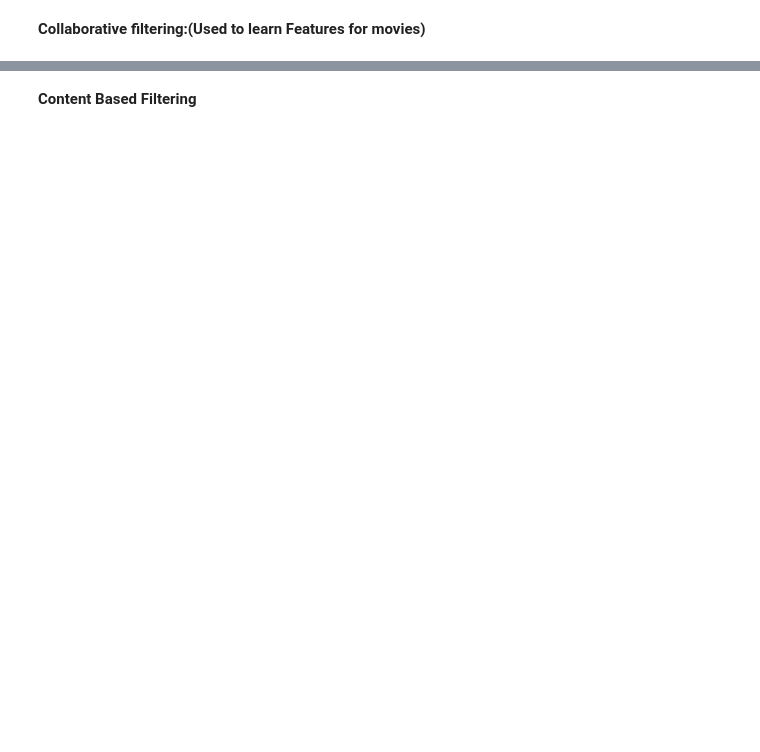
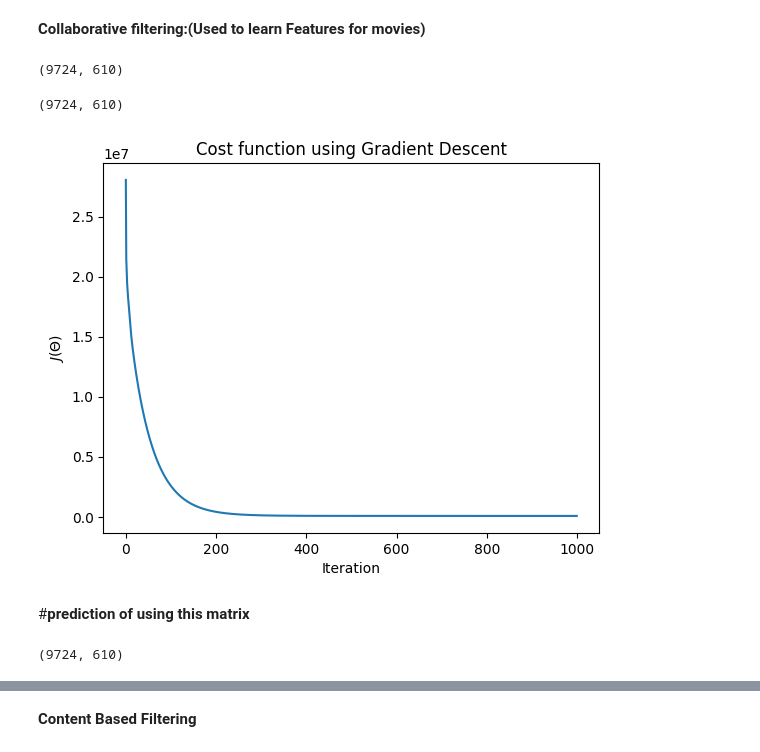
Before and after one commit to Manish-Nath/Recommender_System-Using-Latent-features, a Jupyter notebook: netflix_data.ipynb, the cells around one changed output, grey strips where cells are left out. Saved outputs shown, nothing was run; the diff lists cells and outputs as text; code cells hidden in the pictures; blank space fills up the shorter version.

```diff
--- a/netflix_data.ipynb
+++ b/netflix_data.ipynb
@@ -37,0 +13,11 @@ merged_df
+# %%
+movies['genres'] = movies['genres'].apply(lambda x: x.split('|'))
+
+mlb = MultiLabelBinarizer()
+genre_indicators = pd.DataFrame(mlb.fit_transform(movies['genres']), columns=mlb.classes_, index=movies.index)
+
+# Step 2: Add genre indicators to movies dataset
+movies_with_genres = pd.concat([movies.drop('genres', axis=1), genre_indicators], axis=1)
+
+# Step 3: Merge the movies with ratings dataset on movieId
+movies_ratings_genres = pd.merge(ratings, movies_with_genres, on='movieId')
@@ -38,3 +40,4 @@ merged_df
 # %%
 data=pd.DataFrame()
-data=merged_df
+data=movies_ratings_genres
+data.columns
@@ -243,0 +395,38 @@ def normalizeRatings(Y, R):
+# %%
+Y.shape
+# %% [output]
+(9724, 610)
+# %%
+Y_normalised,_=normalizeRatings(Y,R)
+Y_normalised.shape
+# %% [output]
+(9724, 610)
+# %%
+#Train-Test split
+Ytrain, Ytest, Rtrain, Rtest = train_test_split(Y,R)
+num_users = Ytrain.shape[1]
+num_movies = Ytrain.shape[0]
+num_features = 200
+
+
+# Set initial Parameters (Theta,X)
+U = np.random.randn(num_movies, num_features)
+V = np.random.randn(num_users, num_features)
+
+
+initial_parameters = np.append(U.flatten(),V.flatten())
+Lambda = 10
+
+# learns Features for movies and parameters for all users using Collaborative filtering
+final_parameter, cost_history = gradientDescent(initial_parameters,Ytrain,Rtrain,num_users,num_movies,num_features,0.001,1000,Lambda)
+# %%
+plt.plot(cost_history)
+plt.xlabel("Iteration")
+plt.ylabel("$J(\Theta)$")
+plt.title("Cost function using Gradient Descent")
+U = final_parameter[:num_movies*num_features].reshape(num_movies,num_features)
+V = final_parameter[num_movies*num_features:].reshape(num_users,num_features)
+# %% [output]
+[figure, added]
+# %% [markdown]
+#**prediction of  using this matrix**
@@ -243,0 +435,4 @@ def normalizeRatings(Y, R):
+# %%
+predicted.shape
+# %% [output]
+(9724, 610)
```
Also changed, not shown: parts of 44 cells of this notebook, 7 other files.
